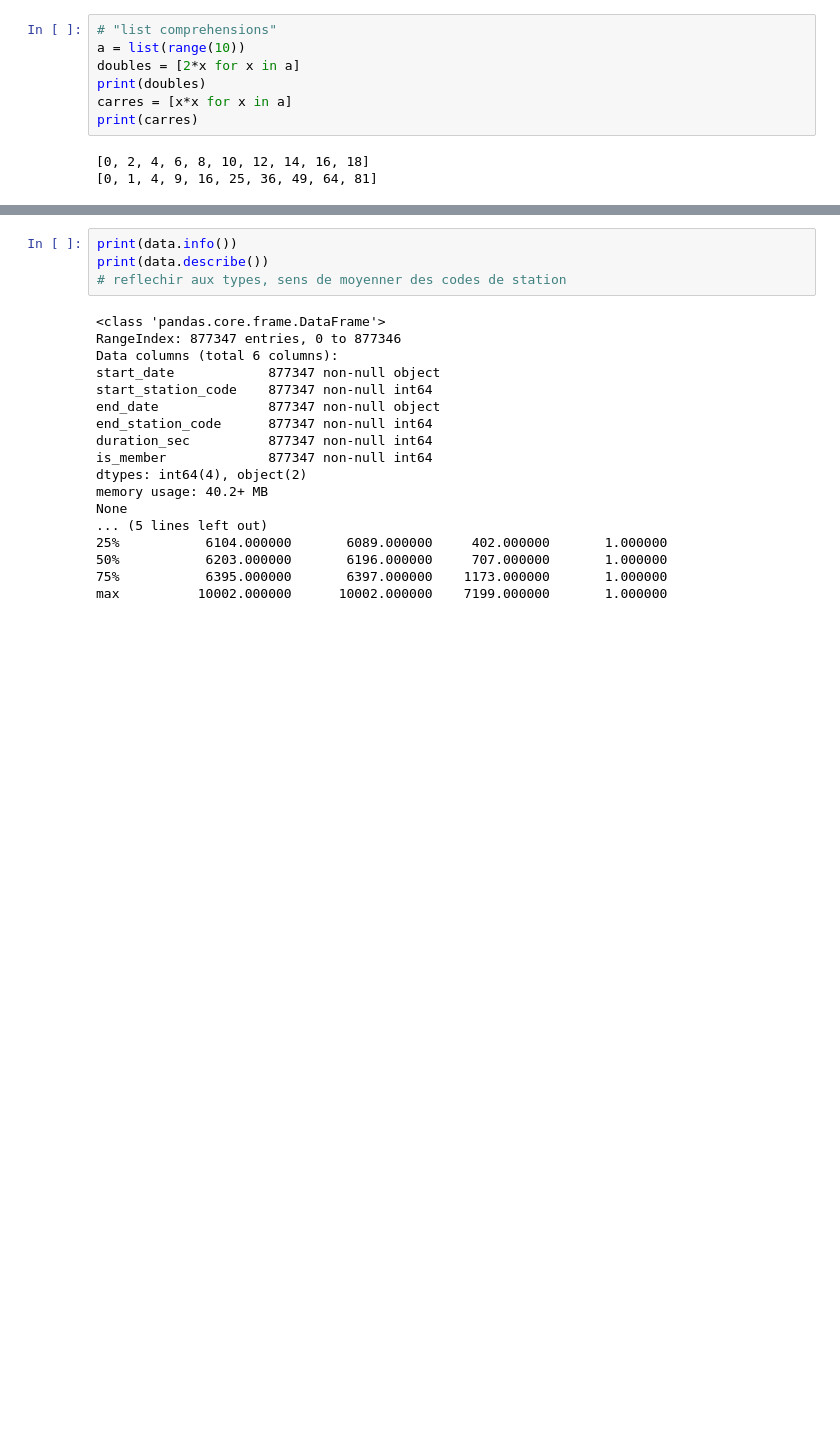
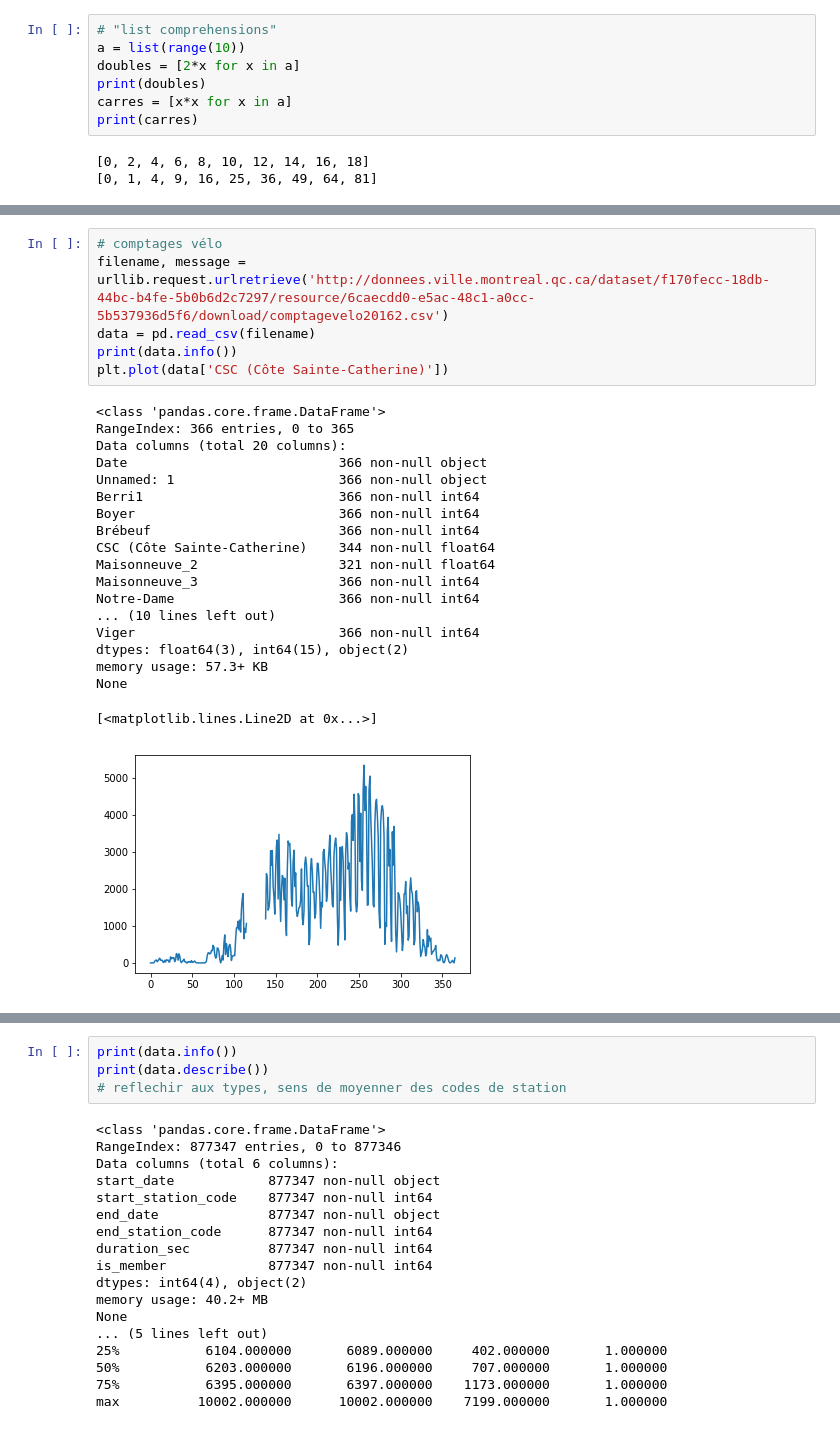
Before and after one commit to nsaunier/CIV8760, a Jupyter notebook: 00-tutoriel.ipynb, the cells around one changed output, grey strips where cells are left out. Cells and saved outputs as stored; diff of their text form; blank space fills up the shorter version.

```diff
--- a/00-tutoriel.ipynb
+++ b/00-tutoriel.ipynb
@@ -244,0 +448,26 @@ import numpy as np
+# %%
+# comptages vélo
+filename, message = urllib.request.urlretrieve('http://donnees.ville.montreal.qc.ca/dataset/f170fecc-18db-44bc-b4fe-5b0b6d2c7297/resource/6caecdd0-e5ac-48c1-a0cc-5b537936d5f6/download/comptagevelo20162.csv')
+data = pd.read_csv(filename)
+print(data.info())
+plt.plot(data['CSC (Côte Sainte-Catherine)'])
+# %% [output]
+<class 'pandas.core.frame.DataFrame'>
+RangeIndex: 366 entries, 0 to 365
+Data columns (total 20 columns):
+Date                           366 non-null object
+Unnamed: 1                     366 non-null object
+Berri1                         366 non-null int64
+Boyer                          366 non-null int64
+Brébeuf                        366 non-null int64
+CSC (Côte Sainte-Catherine)    344 non-null float64
+Maisonneuve_2                  321 non-null float64
+Maisonneuve_3                  366 non-null int64
+Notre-Dame                     366 non-null int64
+... (10 lines left out)
+Viger                          366 non-null int64
+dtypes: float64(3), int64(15), object(2)
+memory usage: 57.3+ KB
+None
+[<matplotlib.lines.Line2D at 0x...>]
+[figure, added]
```
Also changed, not shown: parts of 34 cells of this notebook, 1 other file.
